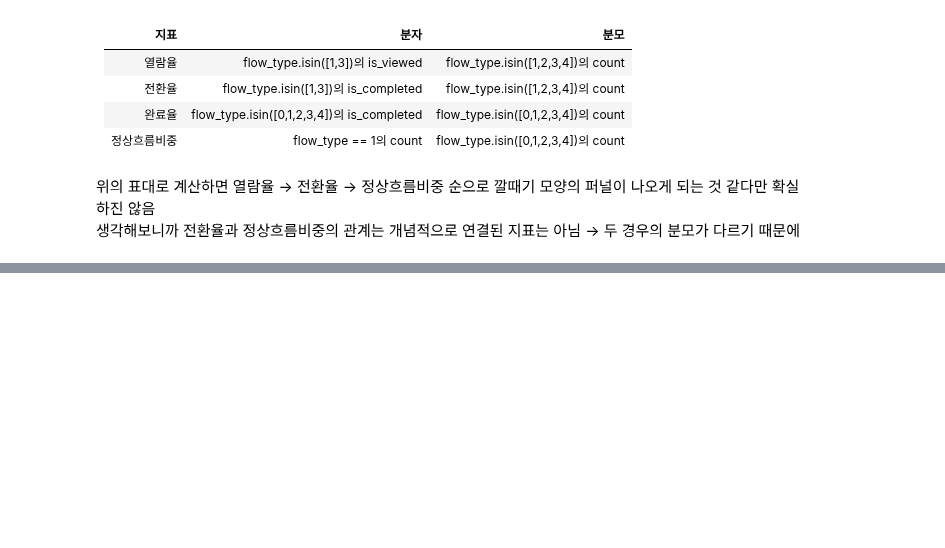
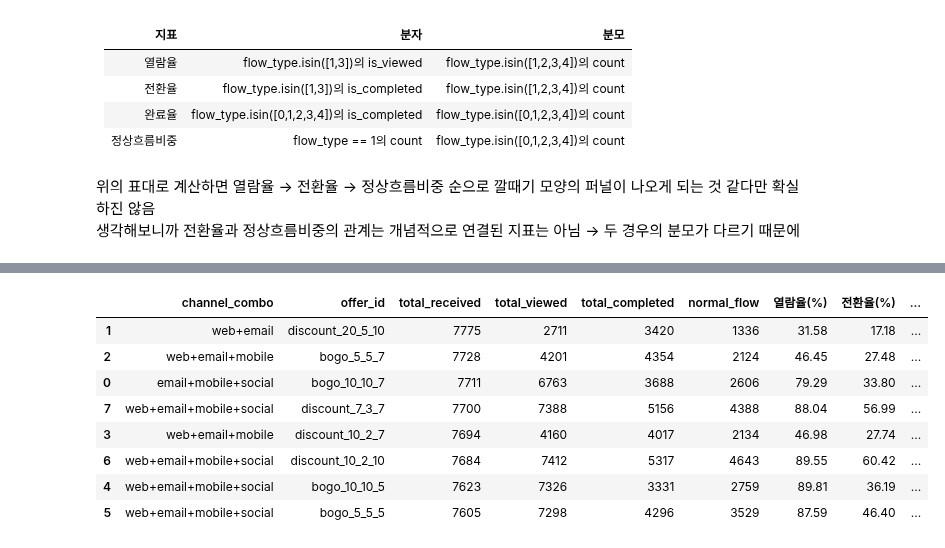
Before and after one commit to yoohengu/marketing_starbucks, a Jupyter notebook: yhg/05_bd_ch.ipynb, the cells around one changed output, grey strips where cells are left out. Drawn from its saved outputs; the diff is of its cells as text; code cells hidden in the pictures; blank space fills up the shorter version.

```diff
--- a/yhg/05_bd_ch.ipynb
+++ b/yhg/05_bd_ch.ipynb
@@ -384,0 +533,90 @@ display(combo_id_funnel)
+# %%
+# 채널 조합 컬럼 생성
+def get_channel_combo(row):
+    channels = []
+    for ch in ['web', 'email', 'mobile', 'social']:
+        if row[ch] == 1:
+            channels.append(ch)
+    return '+'.join(channels) if channels else 'none'
+
+bd_df['channel_combo'] = bd_df.apply(get_channel_combo, axis=1)
+
+normal_bd_df = bd_df[bd_df['flow_type'] == 1].copy()
+viewed_bd_df = bd_df[bd_df['flow_type'].isin([1, 3])].copy()
+invalid_bd_df = bd_df[bd_df['flow_type'] == 0].copy()
+completed_only_bd_df = bd_df[bd_df['flow_type'] == 2].copy()
+
+# 채널 조합 전체
+combo_funnel_list = []
+for combo, group in bd_df.groupby('channel_combo'):
+    viewed_group = viewed_bd_df[viewed_bd_df['channel_combo'] == combo]
+    normal_group = normal_bd_df[normal_bd_df['channel_combo'] == combo]
+    invalid_group = invalid_bd_df[invalid_bd_df['channel_combo'] == combo]
+    completed_only_group = completed_only_bd_df[completed_only_bd_df['channel_combo'] == combo]
+    combo_funnel_list.append({
+        'channel_combo': combo,
+        'total_received': len(group),
+        'total_viewed': group['is_viewed'].sum(),
+        'total_completed': group['is_completed'].sum(),
+        'normal_flow': len(normal_group),
+        '열람율(%)': round(viewed_group['is_viewed'].sum() / len(group) * 100, 2) if len(group) > 0 else 0,
+        '전환율(%)': round(viewed_group['is_completed'].sum() / len(group) * 100, 2) if len(group) > 0 else 0,
+        '완료율(%)': round(group['is_completed'].sum() / len(group) * 100, 2) if len(group) > 0 else 0,
+        '정상흐름비중(%)': round(len(normal_group) / len(group) * 100, 2) if len(group) > 0 else 0,
+        '비정상흐름비중(%)': round(len(invalid_group) / len(group) * 100, 2) if len(group) > 0 else 0,
+        '바로완료비중(%)': round(len(completed_only_group) / len(group) * 100, 2) if len(group) > 0 else 0,
+    })
+
+combo_funnel = pd.DataFrame(combo_funnel_list).sort_values('total_received', ascending=False)
+display(combo_funnel)
+
+# 채널 조합 x offer_type
+combo_type_list = []
+for (combo, offer_type), group in bd_df.groupby(['channel_combo', 'offer_type']):
+    viewed_group = viewed_bd_df[(viewed_bd_df['channel_combo'] == combo) & (viewed_bd_df['offer_type'] == offer_type)]
+    normal_group = normal_bd_df[(normal_bd_df['channel_combo'] == combo) & (normal_bd_df['offer_type'] == offer_type)]
+    invalid_group = invalid_bd_df[(invalid_bd_df['channel_combo'] == combo) & (invalid_bd_df['offer_type'] == offer_type)]
+    completed_only_group = completed_only_bd_df[(completed_only_bd_df['channel_combo'] == combo) & (completed_only_bd_df['offer_type'] == offer_type)]
+    combo_type_list.append({
+        'channel_combo': combo,
+        'offer_type': offer_type,
+        'total_received': len(group),
+        'total_viewed': group['is_viewed'].sum(),
+        'total_completed': group['is_completed'].sum(),
+        'normal_flow': len(normal_group),
+        '열람율(%)': round(viewed_group['is_viewed'].sum() / len(group) * 100, 2) if len(group) > 0 else 0,
+        '전환율(%)': round(viewed_group['is_completed'].sum() / len(group) * 100, 2) if len(group) > 0 else 0,
+        '완료율(%)': round(group['is_completed'].sum() / len(group) * 100, 2) if len(group) > 0 else 0,
+        '정상흐름비중(%)': round(len(normal_group) / len(group) * 100, 2) if len(group) > 0 else 0,
+        '비정상흐름비중(%)': round(len(invalid_group) / len(group) * 100, 2) if len(group) > 0 else 0,
+        '바로완료비중(%)': round(len(completed_only_group) / len(group) * 100, 2) if len(group) > 0 else 0,
+    })
+
+combo_type_funnel = pd.DataFrame(combo_type_list).sort_values('total_received', ascending=False)
+display(combo_type_funnel)
+
+# 채널 조합 x offer_id
+combo_id_list = []
+for (combo, offer_id), group in bd_df.groupby(['channel_combo', 'offer_id']):
+    viewed_group = viewed_bd_df[(viewed_bd_df['channel_combo'] == combo) & (viewed_bd_df['offer_id'] == offer_id)]
+    normal_group = normal_bd_df[(normal_bd_df['channel_combo'] == combo) & (normal_bd_df['offer_id'] == offer_id)]
+    invalid_group = invalid_bd_df[(invalid_bd_df['channel_combo'] == combo) & (invalid_bd_df['offer_id'] == offer_id)]
+    completed_only_group = completed_only_bd_df[(completed_only_bd_df['channel_combo'] == combo) & (completed_only_bd_df['offer_id'] == offer_id)]
+    combo_id_list.append({
+        'channel_combo': combo,
+        'offer_id': offer_id,
+        'total_received': len(group),
+        'total_viewed': group['is_viewed'].sum(),
+        'total_completed': group['is_completed'].sum(),
+        'normal_flow': len(normal_group),
+        '열람율(%)': round(viewed_group['is_viewed'].sum() / len(group) * 100, 2) if len(group) > 0 else 0,
+        '전환율(%)': round(viewed_group['is_completed'].sum() / len(group) * 100, 2) if len(group) > 0 else 0,
+        '완료율(%)': round(group['is_completed'].sum() / len(group) * 100, 2) if len(group) > 0 else 0,
+        '정상흐름비중(%)': round(len(normal_group) / len(group) * 100, 2) if len(group) > 0 else 0,
+        '비정상흐름비중(%)': round(len(invalid_group) / len(group) * 100, 2) if len(group) > 0 else 0,
+        '바로완료비중(%)': round(len(completed_only_group) / len(group) * 100, 2) if len(group) > 0 else 0,
+    })
+
+combo_id_funnel = pd.DataFrame(combo_id_list).sort_values('total_received', ascending=False)
+display(combo_id_funnel)
+# %% [output]
@@ -384,0 +635,9 @@ display(combo_id_funnel)
+|  | channel_combo | offer_id | total_received | total_viewed | total_completed | normal_flow | 열람율(%) | 전환율(%) | ... |
+| 1 | web+email | discount_20_5_10 | 7775 | 2711 | 3420 | 1336 | 31.58 | 17.18 | ... |
+| 2 | web+email+mobile | bogo_5_5_7 | 7728 | 4201 | 4354 | 2124 | 46.45 | 27.48 | ... |
+| 0 | email+mobile+social | bogo_10_10_7 | 7711 | 6763 | 3688 | 2606 | 79.29 | 33.80 | ... |
+| 7 | web+email+mobile+social | discount_7_3_7 | 7700 | 7388 | 5156 | 4388 | 88.04 | 56.99 | ... |
+| 3 | web+email+mobile | discount_10_2_7 | 7694 | 4160 | 4017 | 2134 | 46.98 | 27.74 | ... |
+| 6 | web+email+mobile+social | discount_10_2_10 | 7684 | 7412 | 5317 | 4643 | 89.55 | 60.42 | ... |
+| 4 | web+email+mobile+social | bogo_10_10_5 | 7623 | 7326 | 3331 | 2759 | 89.81 | 36.19 | ... |
+| 5 | web+email+mobile+social | bogo_5_5_5 | 7605 | 7298 | 4296 | 3529 | 87.59 | 46.40 | ... |
```
Also changed, not shown: parts of 9 cells of this notebook.
